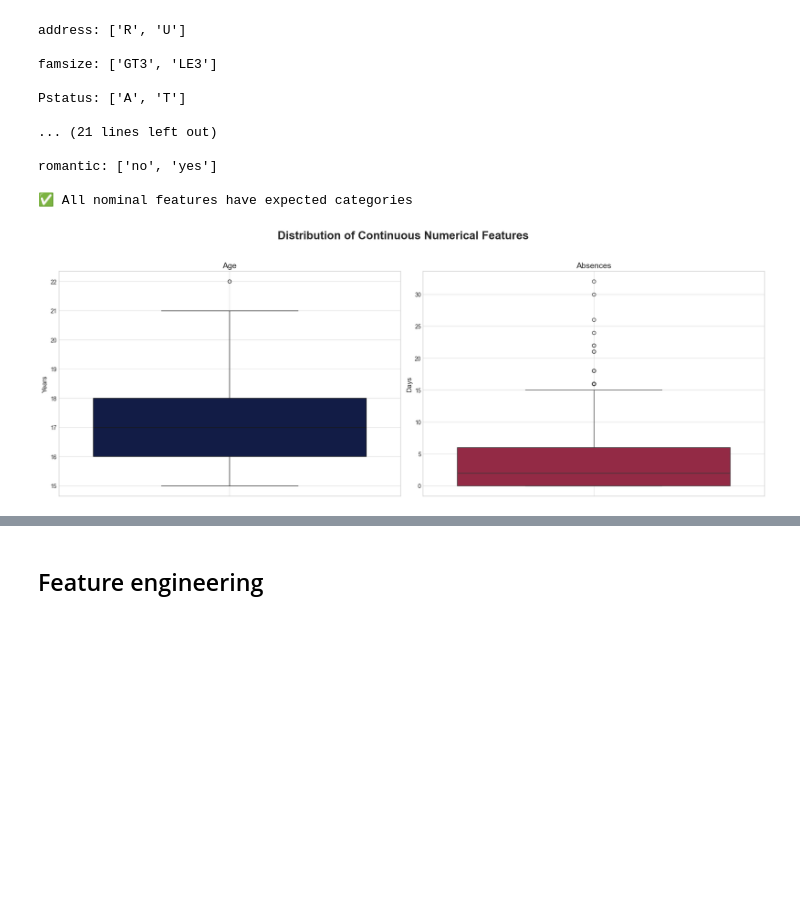
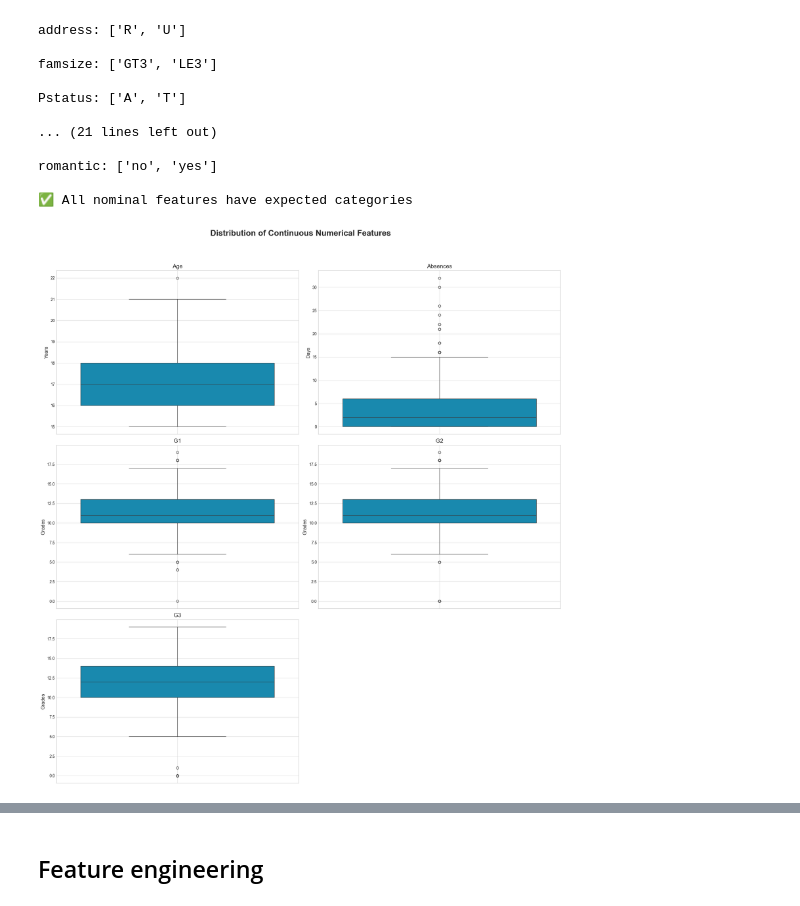
Before and after one commit to kar1myasser/Students-Performance-Analysis, a Jupyter notebook: notebooks/01_data_preparation.ipynb, the cells around one changed output, grey strips where cells are left out. Drawn from its saved outputs; the diff is of its cells as text; code cells hidden in the pictures; blank space fills up the shorter version.

```diff
--- a/notebooks/01_data_preparation.ipynb
+++ b/notebooks/01_data_preparation.ipynb
@@ -295,34 +373,52 @@ romantic: ['no', 'yes']
 # %%
 continuous_features = ["age", "absences", "G1", "G2", "G3"]
 
 plt.style.use("seaborn-v0_8-whitegrid")
 
-fig, axs = plt.subplots(1, 2, figsize=(18, 7))
+fig, axs = plt.subplots(3, 2, figsize=(18, 20))
 
 # Main title for the figure
 fig.suptitle(
     "Distribution of Continuous Numerical Features", fontsize=20, fontweight="bold"
 )
 
 # Boxplot for TotalCharges
-sns.boxplot(data=df, y=continuous_features[0], ax=axs[0], color="#0A174E")
-axs[0].set_title("Age", fontsize=14)
-axs[0].set_ylabel("Years", fontsize=12)
-axs[0].grid(True, which="both", linewidth=0.5)
+sns.boxplot(data=df, y=continuous_features[0], ax=axs[0, 0], color="#0096c7")
+axs[0, 0].set_title("Age", fontsize=14)
+axs[0, 0].set_ylabel("Years", fontsize=12)
+axs[0, 0].grid(True, which="both", linewidth=0.5)
 
 
 # Boxplot for MonthlyCharges
-sns.boxplot(data=df, y=continuous_features[1], ax=axs[1], color="#A4193D")
-axs[1].set_title("Absences", fontsize=14)
-axs[1].set_ylabel("Days", fontsize=12)
-axs[1].grid(True, which="both", linewidth=0.5)
+sns.boxplot(data=df, y=continuous_features[1], ax=axs[0, 1], color="#0096c7")
+axs[0, 1].set_title("Absences", fontsize=14)
+axs[0, 1].set_ylabel("Days", fontsize=12)
+axs[0, 1].grid(True, which="both", linewidth=0.5)
 
+sns.boxplot(data=df, y=continuous_features[2], ax=axs[1, 0], color="#0096c7")
+axs[1, 0].set_title("G1", fontsize=14)
+axs[1, 0].set_ylabel("Grades", fontsize=12)
+axs[1, 0].grid(True, which="both", linewidth=0.5)
+
+# Boxplot for G2
+sns.boxplot(data=df, y=continuous_features[3], ax=axs[1, 1], color="#0096c7")
+axs[1, 1].set_title("G2", fontsize=14)
+axs[1, 1].set_ylabel("Grades", fontsize=12)
+axs[1, 1].grid(True, which="both", linewidth=0.5)
+
+# Boxplot for G3
+sns.boxplot(data=df, y=continuous_features[4], ax=axs[2, 0], color="#0096c7")
+axs[2, 0].set_title("G3", fontsize=14)
+axs[2, 0].set_ylabel("Grades", fontsize=12)
+axs[2, 0].grid(True, which="both", linewidth=0.5)
+
+axs[2, 1].set_visible(False)
 
 plt.tight_layout(rect=[0, 0.03, 1, 0.95])
 
 plt.show()
 # %% [output]
-[figure, old version]
+[figure, new version]
 # %% [markdown]
 ## ✅ Outlier Treatment Decision
 
```
Also changed, not shown: parts of 7 cells of this notebook, 3 other files.
